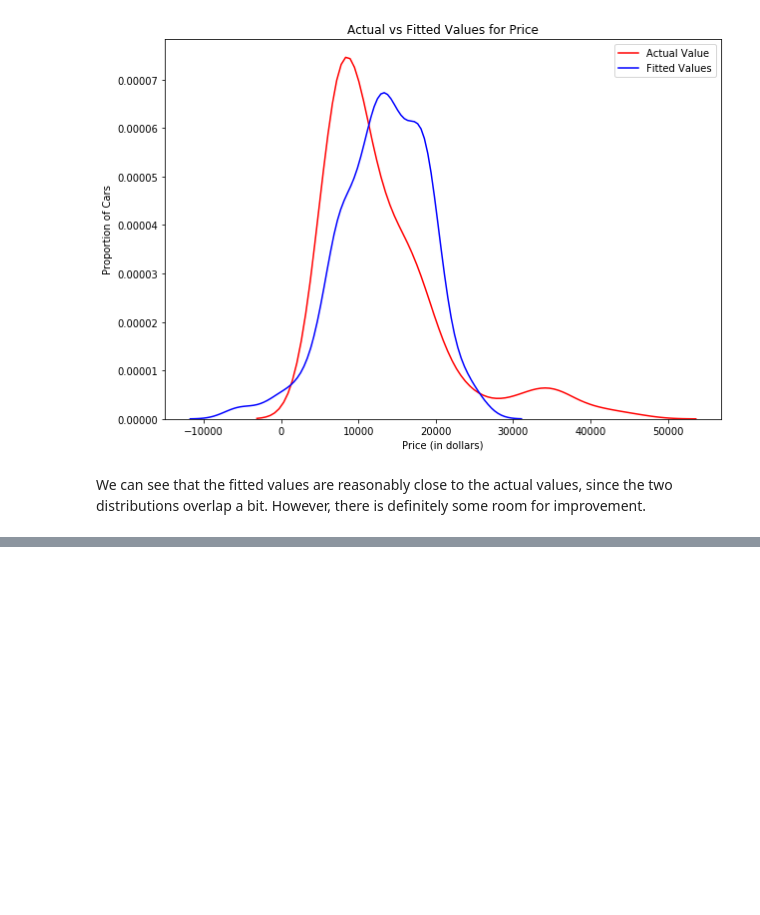
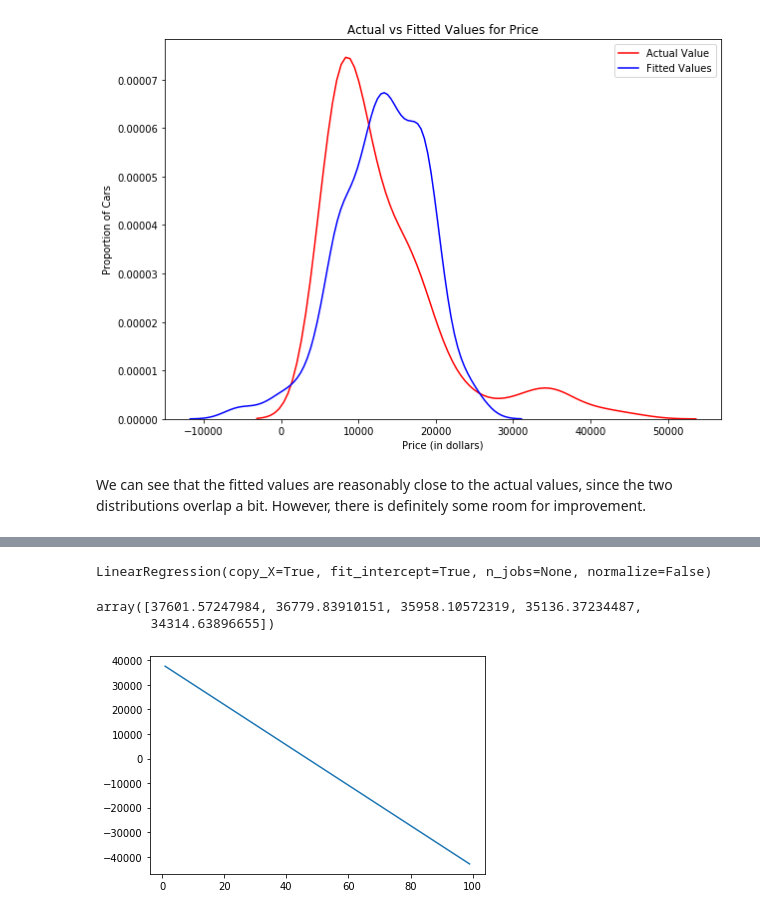
Before and after one commit to hahafael/IBM-s_data_science_course, a Jupyter notebook: wrapping_up_on_the_automobile_dataset.ipynb, the cells around one changed output, grey strips where cells are left out. Drawn from its saved outputs; the diff is of its cells as text; code cells hidden in the pictures; blank space fills up the shorter version.

```diff
--- a/wrapping_up_on_the_automobile_dataset.ipynb
+++ b/wrapping_up_on_the_automobile_dataset.ipynb
@@ -1006,0 +1116,5 @@ Usually axis=0 is said to be "column-wise" (and axis=1 "row-wise")
+# %%
+#highway_mpg_fit
+lm.fit(X, Y)
+# Find the R^2
+print('The R-square is: ', lm.score(X, Y))
@@ -1006,0 +1136,5 @@ Usually axis=0 is said to be "column-wise" (and axis=1 "row-wise")
+# %%
+# fit the model
+lm.fit(Z, df['price'])
+# Find the R^2
+print('The R-square is: ', lm.score(Z, df['price']))
@@ -1006,0 +1168,18 @@ Usually axis=0 is said to be "column-wise" (and axis=1 "row-wise")
+# %%
+new_input=np.arange(1, 100, 1).reshape(-1, 1)
+
+lm.fit(X, Y)
+lm
+# %% [output]
+LinearRegression(copy_X=True, fit_intercept=True, n_jobs=None, normalize=False)
+# %%
+yhat=lm.predict(new_input)
+yhat[0:5]
+# %% [output]
+array([37601.57247984, 36779.83910151, 35958.10572319, 35136.37234487,
+       34314.63896655])
+# %%
+plt.plot(new_input, yhat)
+plt.show()
+# %% [output]
+[figure, added]
```
Also changed, not shown: parts of 44 cells of this notebook.
